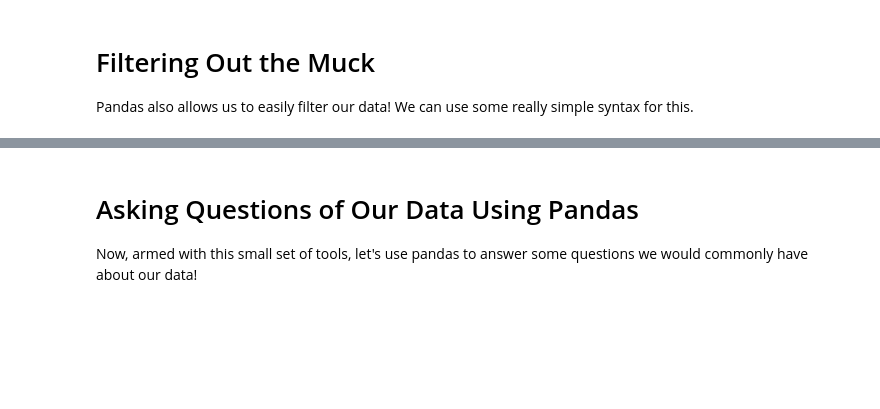
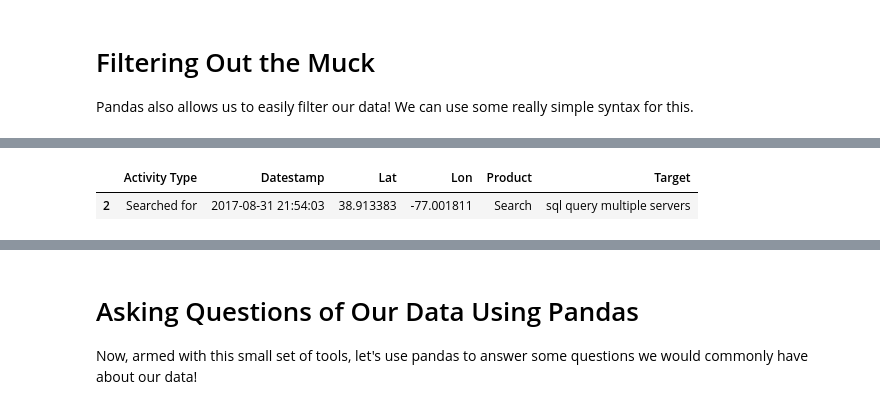
Before and after one commit to emilycecelia/wids2018-self-discovery, a Jupyter notebook: 02- The Path to Self-Discovery- Build Structure, Get Meaning.ipynb, the cells around one changed output, grey strips where cells are left out. Drawn from its saved outputs; the diff is of its cells as text; code cells hidden in the pictures; blank space fills up the shorter version.

```diff
--- a/02- The Path to Self-Discovery- Build Structure, Get Meaning.ipynb
+++ b/02- The Path to Self-Discovery- Build Structure, Get Meaning.ipynb
@@ -85,3 +85,16 @@ full_records = []
+# %%
+soup = BeautifulSoup(open('./My Activity - WIDS.html', 'r', encoding='iso8859-1').read(), 'html.parser')
+
+full_records = []
+
+error_count = 0
+
+for element in soup.find_all('div', 'outer-cell'):
+    temp = parse_record(element)
+    if temp:
+        full_records.append(temp)
+    else:
+        error_count += 1
 # %%
 print(len(full_records))
 print(full_records[0:10])
@@ -179 +275,6 @@ df[df['Target']=='download "my activity" google']
+# %%
+df[(df['Target']=='sql query multiple servers')]
+# %% [output]
+|  | Activity Type | Datestamp | Lat | Lon | Product | Target |
+| 2 | Searched for | 2017-08-31 21:54:03 | 38.913383 | -77.001811 | Search | sql query multiple servers |
 # %%
```
Also changed, not shown: parts of 35 cells of this notebook, 2 other files.
